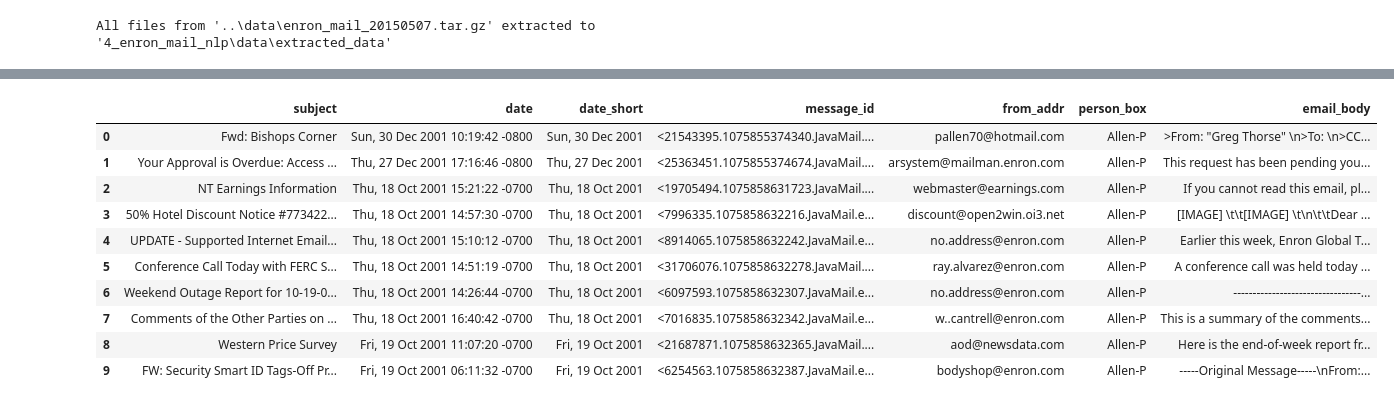
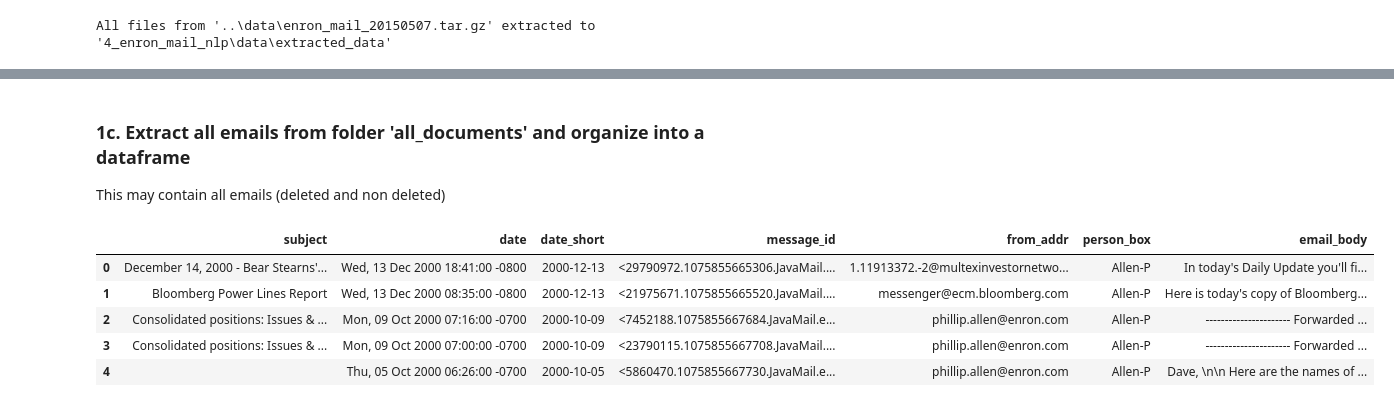
Before and after one commit to emmande/team_project_ind5003, a Jupyter notebook: 4_enron_mail_nlp/notebooks_scripts/EDA_email_enron.ipynb, the cells around one changed output, grey strips where cells are left out. Drawn from its saved outputs; the diff is of its cells as text; code cells hidden in the pictures.

```diff
--- a/4_enron_mail_nlp/notebooks_scripts/EDA_email_enron.ipynb
+++ b/4_enron_mail_nlp/notebooks_scripts/EDA_email_enron.ipynb
@@ -142,29 +174,31 @@ df_deleted.head(5)
+# %% [markdown]
+### 1c. Extract all emails from folder 'all_documents' and organize into a dataframe
+
+This may contain all emails (deleted and non deleted)
 # %%
+# Create an empty list to store the data from each email
+all_email_data = []
+
 for person_folder in os.listdir(folder_path):
 
     # for mailbox in mailboxes:
     # Use glob to find all files (assuming they are text files with no specific extension)
     # Modify the pattern '*.txt' if your email files have a different extension
     for file_path in glob.glob(os.path.join(folder_path,person_folder,'all_documents', '*')):
         email_data = parse_email_file(file_path)
         if email_data:
             all_email_data.append(email_data)
 
 # Create the pandas DataFrame from the list of dictionaries
 df_all = pd.DataFrame(all_email_data)
 df_all['date_short']  = pd.to_datetime(df_all['date_short'])
 # Print the resulting DataFrame
-df_all.head(10)
+df_all.head(5)
 # %% [output]
 |  | subject | date | date_short | message_id | from_addr | person_box | email_body |
-| 0 | Fwd: Bishops Corner | Sun, 30 Dec 2001 10:19:42 -0800 | Sun, 30 Dec 2001 | <21543395.1075855374340.JavaMail.... | pallen70@hotmail.com | Allen-P | >From: "Greg Thorse" \n>To: \n>CC... |
-| 1 | Your Approval is Overdue: Access ... | Thu, 27 Dec 2001 17:16:46 -0800 | Thu, 27 Dec 2001 | <25363451.1075855374674.JavaMail.... | arsystem@mailman.enron.com | Allen-P | This request has been pending you... |
-| 2 | NT Earnings Information | Thu, 18 Oct 2001 15:21:22 -0700 | Thu, 18 Oct 2001 | <19705494.1075858631723.JavaMail.... | webmaster@earnings.com | Allen-P | If you cannot read this email, pl... |
-| 3 | 50% Hotel Discount Notice #773422... | Thu, 18 Oct 2001 14:57:30 -0700 | Thu, 18 Oct 2001 | <7996335.1075858632216.JavaMail.e... | discount@open2win.oi3.net | Allen-P | [IMAGE] \t\t[IMAGE] \t\n\t\tDear ... |
-| 4 | UPDATE - Supported Internet Email... | Thu, 18 Oct 2001 15:10:12 -0700 | Thu, 18 Oct 2001 | <8914065.1075858632242.JavaMail.e... | no.address@enron.com | Allen-P | Earlier this week, Enron Global T... |
-| 5 | Conference Call Today with FERC S... | Thu, 18 Oct 2001 14:51:19 -0700 | Thu, 18 Oct 2001 | <31706076.1075858632278.JavaMail.... | ray.alvarez@enron.com | Allen-P | A conference call was held today ... |
-| 6 | Weekend Outage Report for 10-19-0... | Thu, 18 Oct 2001 14:26:44 -0700 | Thu, 18 Oct 2001 | <6097593.1075858632307.JavaMail.e... | no.address@enron.com | Allen-P | ---------------------------------... |
-| 7 | Comments of the Other Parties on ... | Thu, 18 Oct 2001 16:40:42 -0700 | Thu, 18 Oct 2001 | <7016835.1075858632342.JavaMail.e... | w..cantrell@enron.com | Allen-P | This is a summary of the comments... |
-| 8 | Western Price Survey | Fri, 19 Oct 2001 11:07:20 -0700 | Fri, 19 Oct 2001 | <21687871.1075858632365.JavaMail.... | aod@newsdata.com | Allen-P | Here is the end-of-week report fr... |
-| 9 | FW: Security Smart ID Tags-Off Pr... | Fri, 19 Oct 2001 06:11:32 -0700 | Fri, 19 Oct 2001 | <6254563.1075858632387.JavaMail.e... | bodyshop@enron.com | Allen-P | -----Original Message-----\nFrom:... |
+| 0 | December 14, 2000 - Bear Stearns'... | Wed, 13 Dec 2000 18:41:00 -0800 | 2000-12-13 | <29790972.1075855665306.JavaMail.... | 1.11913372.-2@multexinvestornetwo... | Allen-P | In today's Daily Update you'll fi... |
+| 1 | Bloomberg Power Lines Report | Wed, 13 Dec 2000 08:35:00 -0800 | 2000-12-13 | <21975671.1075855665520.JavaMail.... | messenger@ecm.bloomberg.com | Allen-P | Here is today's copy of Bloomberg... |
+| 2 | Consolidated positions: Issues & ... | Mon, 09 Oct 2000 07:16:00 -0700 | 2000-10-09 | <7452188.1075855667684.JavaMail.e... | phillip.allen@enron.com | Allen-P | ---------------------- Forwarded ... |
+| 3 | Consolidated positions: Issues & ... | Mon, 09 Oct 2000 07:00:00 -0700 | 2000-10-09 | <23790115.1075855667708.JavaMail.... | phillip.allen@enron.com | Allen-P | ---------------------- Forwarded ... |
+| 4 |  | Thu, 05 Oct 2000 06:26:00 -0700 | 2000-10-05 | <5860470.1075855667730.JavaMail.e... | phillip.allen@enron.com | Allen-P | Dave, \n\n Here are the names of ... |
 # %%
```
Also changed, not shown: parts of 20 cells of this notebook, 2 other files.
